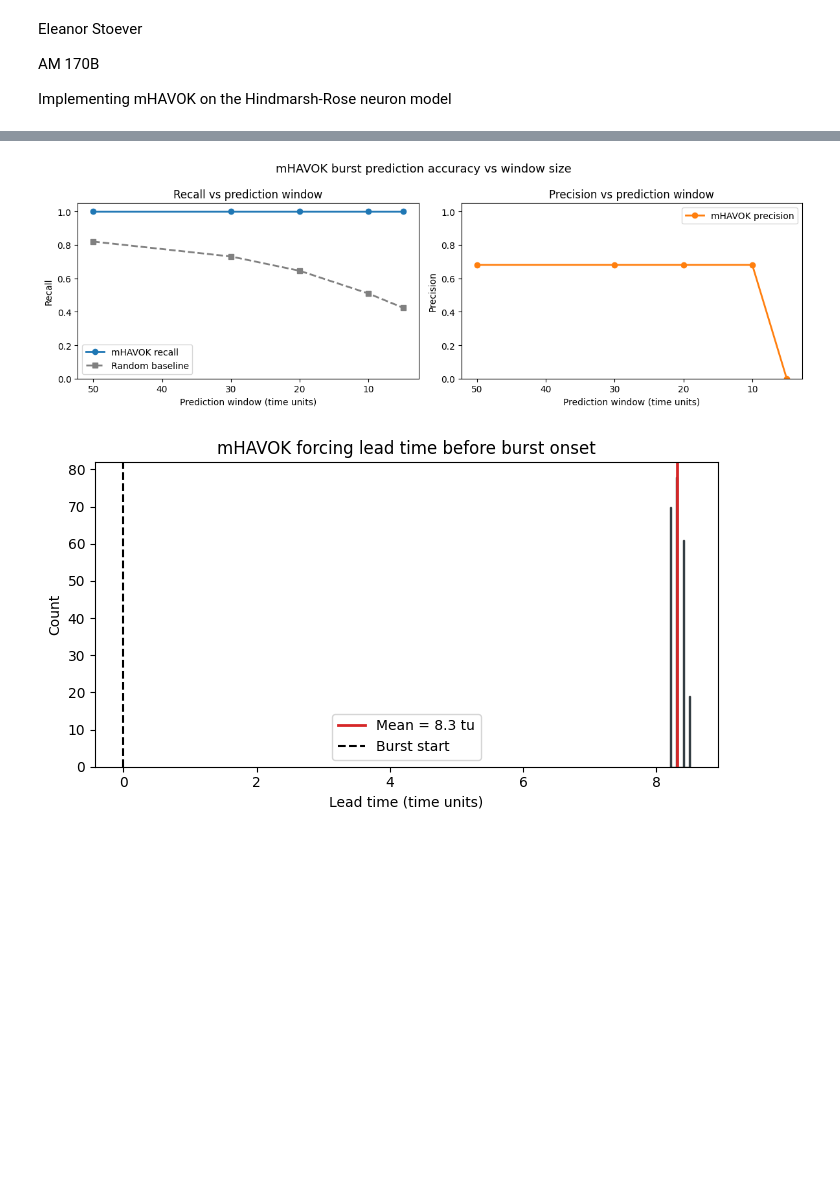
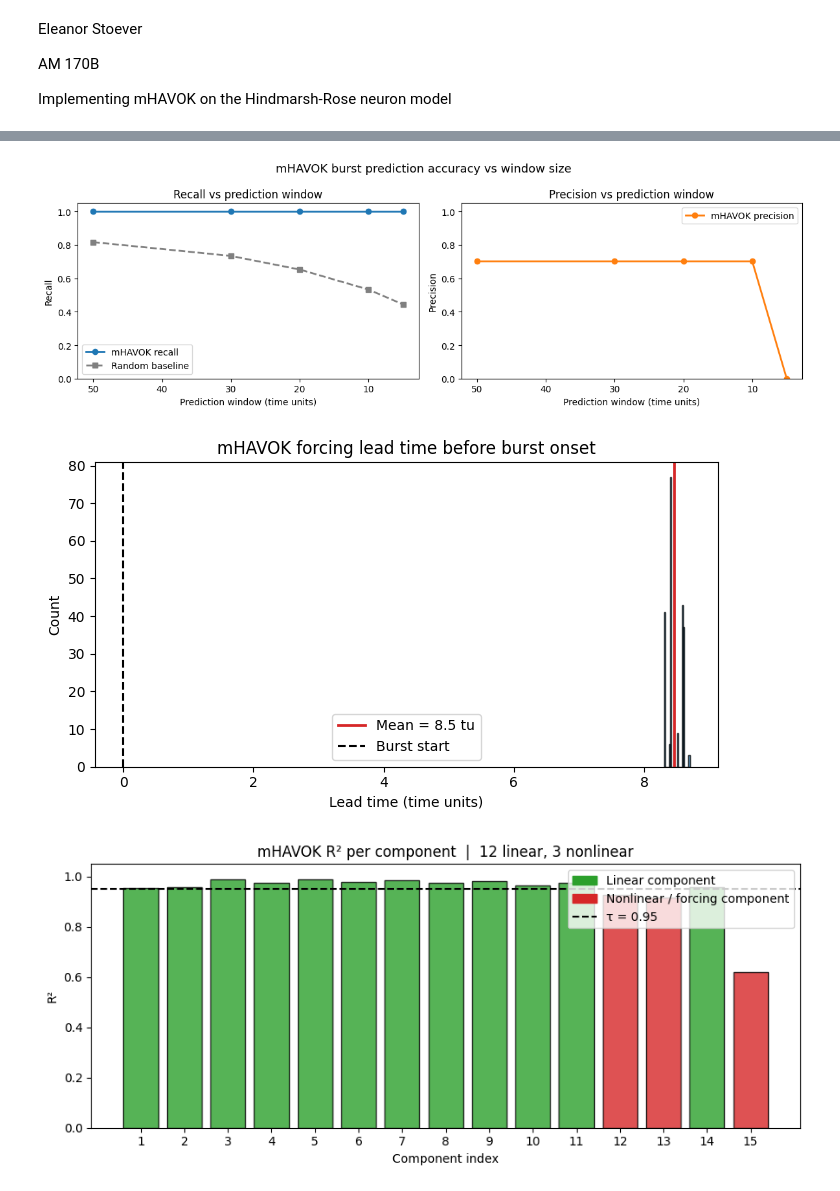
Before and after one commit to ayush-manocha/am170b-final-project, a Jupyter notebook: mHAVOK_H_R.ipynb, the cells around one changed output, grey strips where cells are left out. Drawn from its saved outputs; the diff is of its cells as text; code cells hidden in the pictures; blank space fills up the shorter version.

Commit message:
mHAVOK should select forcing terms based on R^2 per component

```diff
--- a/mHAVOK_H_R.ipynb
+++ b/mHAVOK_H_R.ipynb
@@ -307,7 +338,7 @@ def main():
     # mHAVOK
     print("Fitting mHAVOK model...")
 
-    svd_rank = 9 # chosen (for now)
+    svd_rank = 15 # chosen (for now)
     delays = 100
 
     def build_hankel(signal, delays):
@@ -320,19 +351,41 @@ def main():
 
     U, S, Vh = np.linalg.svd(H, full_matrices=False)
 
+    # Old version: assumes last column is forcing
+    # V = Vh[:svd_rank, :].T
+    # V_linear = V[:, :svd_rank-1]
+    # forcing = V[:, svd_rank-1]
+    # forcing_time = t[:len(forcing)]
+    # dVdt = np.gradient(V_linear, dt, axis=0)
+    # Theta = np.column_stack([V_linear, forcing])
+    # Xi = np.linalg.pinv(Theta) @ dVdt
+    # A = Xi[:svd_rank-1, :]
+    # B = Xi[svd_rank-1:, :]
+
+    # New version: classify components by R^2
     V = Vh[:svd_rank, :].T
-    V_linear = V[:, :svd_rank-1]
-    forcing = V[:, svd_rank-1]
+    r2_scores, linear_idx, nonlinear_idx = classify_components(V, dt, tau=0.95)
 
+    print(f"\n── mHAVOK component classification (τ=0.95) ─────────────────────")
+    print(f"  Linear components:    {len(linear_idx)}  {linear_idx + 1}")
+    print(f"  Nonlinear components: {len(nonlinear_idx)}  {nonlinear_idx + 1}")
+    for i, r2 in enumerate(r2_scores):
+        tag = " ← nonlinear" if i in nonlinear_idx else ""
+        print(f"    v{i+1:02d}: {r2:.4f}{tag}")
+
+    V_linear = V[:, linear_idx]
+    V_forcing = V[:, nonlinear_idx]
+
+    # Use first nonlinear component as the main forcing signal for burst detection
+    forcing = V_forcing[:, 0] if V_forcing.shape[1] > 0 else V[:, -1]
     forcing_time = t[:len(forcing)]
 
-    dVdt = np.gradient(V_linear, dt, axis=0)
-    Theta = np.column_stack([V_linear, forcing])
-
-    Xi = np.linalg.pinv(Theta) @ dVdt
-
-    A = Xi[:svd_rank-1, :]
-    B = Xi[svd_rank-1:, :]
+    # Refit A and B using classified components
+    dVdt  = np.gradient(V_linear, dt, axis=0)
+    Theta = np.column_stack([V_linear, V_forcing])
+    Xi    = np.linalg.pinv(Theta) @ dVdt
+    A     = Xi[:len(linear_idx), :]
+    B     = Xi[len(linear_idx):, :]
 
     threshold = np.quantile(np.abs(forcing), 0.8)
 
@@ -580,6 +633,30 @@ def main():
     else:
         print("No valid lead times to plot.")
 
+    # ------------------------------------------------------------
+    # (4) R^2 per component plot
+    fig, ax = plt.subplots(figsize=(9, 4))
+    colors = ["tab:red" if i in nonlinear_idx else "tab:green"
+              for i in range(len(r2_scores))]
+    ax.bar(range(1, len(r2_scores) + 1), r2_scores,
+           color=colors, edgecolor="k", alpha=0.8)
+    ax.axhline(0.95, c="k", ls="--", lw=1.5)
+    ax.set_xlabel("Component index")
+    ax.set_ylabel("R²")
+    ax.set_title(f"mHAVOK R² per component  |  "
+                 f"{len(linear_idx)} linear, {len(nonlinear_idx)} nonlinear")
+    ax.set_xticks(range(1, len(r2_scores) + 1))
+    ax.set_ylim(0, 1.05)
+    from matplotlib.patches import Patch
+    ax.legend(handles=[
+        Patch(color="tab:green", label="Linear component"),
+        Patch(color="tab:red",   label="Nonlinear / forcing component"),
+        plt.Line2D([0], [0], c="k", ls="--", lw=1.5, label="τ = 0.95"),
+    ])
+    plt.tight_layout()
+    plt.savefig("plots/mhavok_hr_r2_components.png", dpi=150)
+    plt.show()
+
 if __name__ == "__main__":
     main()
 # %% [output]
@@ -604,2 +681,3 @@ Fitting mHAVOK model...
 [figure]
-[figure, old version]
+[figure, new version]
+[figure, added]
```
Also changed, not shown: parts of 2 cells of this notebook, 4 other files.
